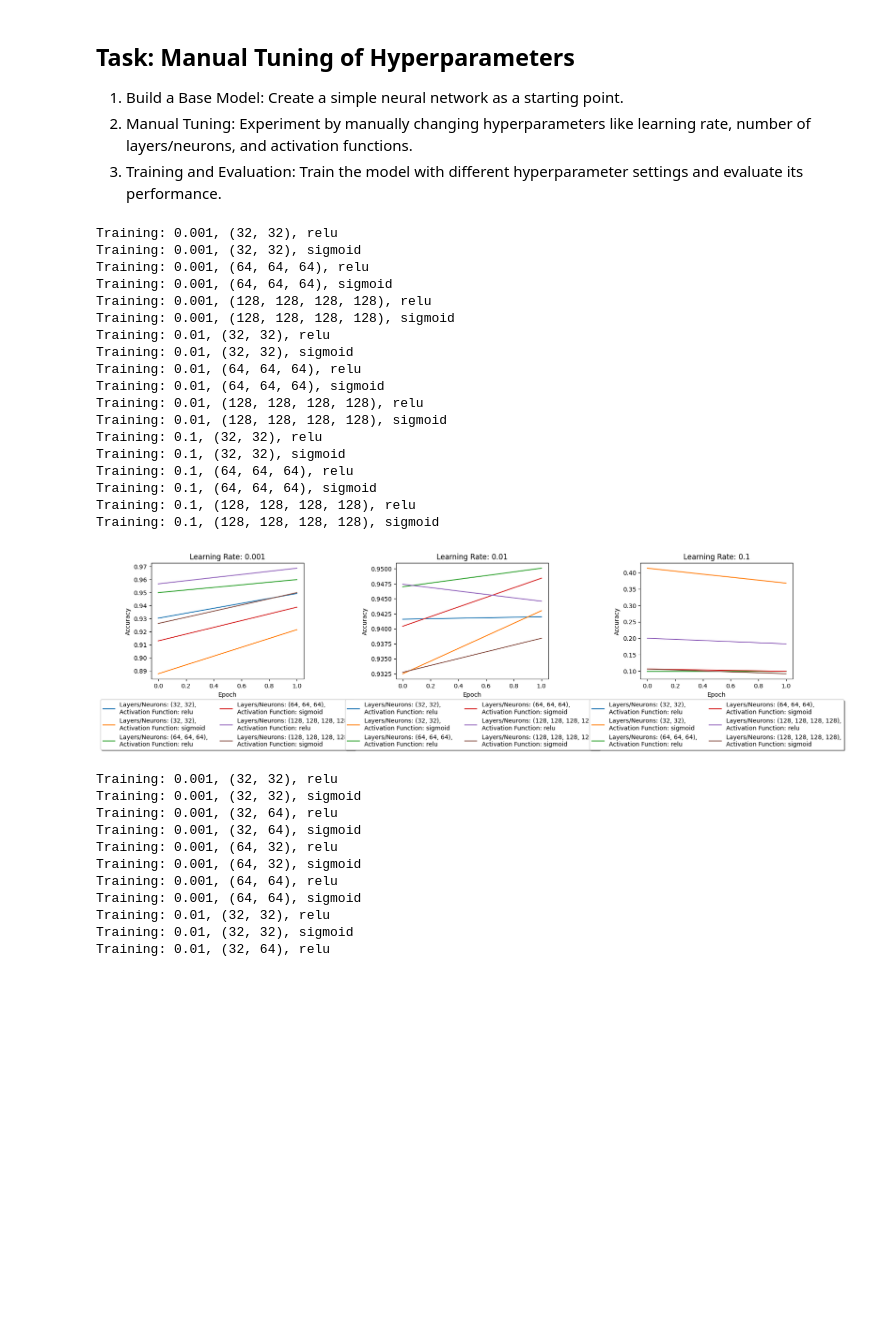
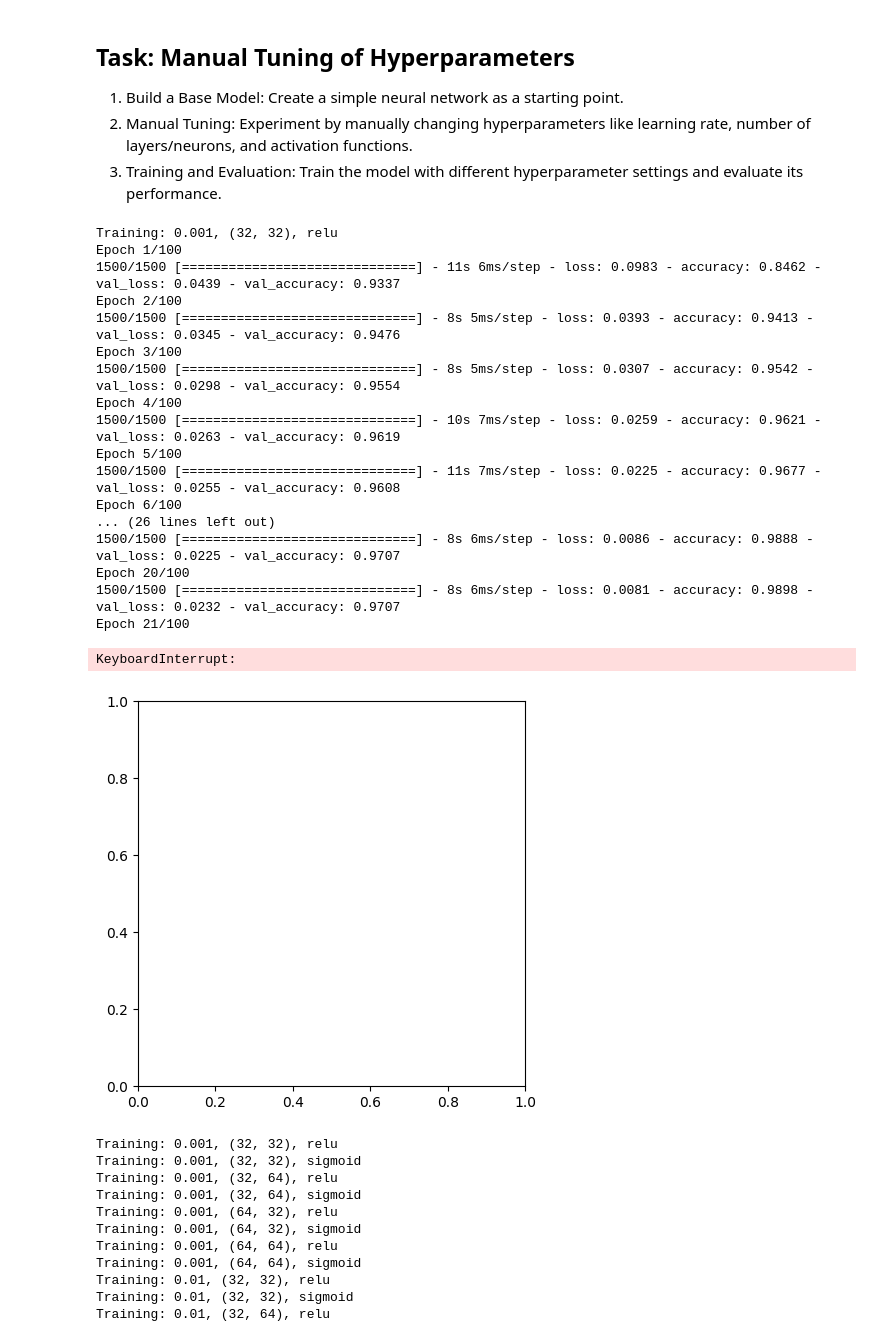
Before and after one commit to Kevy69/deep-machine-learning, a Jupyter notebook: 27 November - 1 December/Code/Hyperparameter_tuning.ipynb, the cells around one changed output. Cells and saved outputs as stored; diff of their text form; code cells hidden in the pictures; blank space fills up the shorter version.

```diff
--- a/27 November - 1 December/Code/Hyperparameter_tuning.ipynb
+++ b/27 November - 1 December/Code/Hyperparameter_tuning.ipynb
@@ -71,34 +71,32 @@ def build_model(learning_rate, layers_neurons, activation_function):
     return model
 # %%
+"""
+The code below goes over learning rate, layers, neurons per layer and activation function
+major shortcoming:
+1. Number of layers is currently rather hard to change, as there isn't a good way to create the
+list of tuples needed.
+2. Plots break down at anything higher than the current number of layer/neurons
+3. Doesn't quite search the entire space of hyperparamters.. in fact not even close.
+4. Doesn't plot loss
 
-# The code below goes over learn rate, layers, neurons and activation function
-# major shortcoming:
-# 1. Number of layers is currently static and rather hard to change, list comprehention wise.
-# 2. Plots break down at anything higher than the current number of layer/neurons
-# 3. Doesn't quite search the entire space of hyperparamters.. in fact not even close.
-# 4. Doesn't plot loss
+But that's fine. This is only meant to be an excersize in what a fucking pain in the ass it'd be to implement a manual
+algorithm for reliably and easily searching the entire permutation space for all hyperparameters.
+Oh btw, the code is utter garbage.
+"""
 
-# But that's fine. This is only meant to be an excersize in what a fucking pain in the ass it'd be to implement a manual
-# algorithm for reliably and easily searching the entire permutation space for all hyperparameters.
-# Oh btw, the code is utter garbage.
 
-def manual_search(learning_rates, layers_and_neurons, activation_functions):
+def manual_hyperparameter_search(learning_rates, layers_and_hidden_units, activation_functions):
     models = []
     plt.figure(figsize=(17, 5))
 
-    # Loop through different hyperparameters and train models
     for i, learning_rate in enumerate(learning_rates, 1):
         plt.subplot(1, len(learning_rates), i)
 
-        for layer_neuron in layers_and_neurons:
-
+        for layer_neuron in layers_and_hidden_units:
             for activation_function in activation_functions:
-
                 model = build_model(learning_rate, layer_neuron, activation_function)
-
                 print(f'Training: {learning_rate}, {layer_neuron}, {activation_function}')
-
-                history = model.fit(X_train, y_train, epochs=2, verbose=0, validation_split=0.2)
+                history = model.fit(X_train, y_train, epochs=100, verbose=1, validation_split=0.2)
 
                 models.append({
                     'model': model,
@@ -123,36 +121,34 @@ def manual_search(learning_rates, layers_and_neurons, activation_functions):
     return models[0]['model']
 # %%
 # Manually tuning, using the input parameters
-
 learning_rates = [0.001, 0.01, 0.1]
-layers_and_neurons = [
+layers_and_hidden_units = [
     (32, 32),
     (64, 64, 64),
     (128, 128, 128, 128)
 ]
 
 activation_functions = ['relu', 'sigmoid']
-
-manual_search_model = manual_search(learning_rates, layers_and_neurons, activation_functions)
+manual_hyperparameter_search(learning_rates, layers_and_hidden_units, activation_functions)
 # %% [output]
 Training: 0.001, (32, 32), relu
-Training: 0.001, (32, 32), sigmoid
-Training: 0.001, (64, 64, 64), relu
-Training: 0.001, (64, 64, 64), sigmoid
-Training: 0.001, (128, 128, 128, 128), relu
-Training: 0.001, (128, 128, 128, 128), sigmoid
-Training: 0.01, (32, 32), relu
-Training: 0.01, (32, 32), sigmoid
-Training: 0.01, (64, 64, 64), relu
-Training: 0.01, (64, 64, 64), sigmoid
-Training: 0.01, (128, 128, 128, 128), relu
-Training: 0.01, (128, 128, 128, 128), sigmoid
-Training: 0.1, (32, 32), relu
-Training: 0.1, (32, 32), sigmoid
-Training: 0.1, (64, 64, 64), relu
-Training: 0.1, (64, 64, 64), sigmoid
-Training: 0.1, (128, 128, 128, 128), relu
-Training: 0.1, (128, 128, 128, 128), sigmoid
+Epoch 1/100
+1500/1500 [==============================] - 11s 6ms/step - loss: 0.0983 - accuracy: 0.8462 - val_loss: 0.0439 - val_accuracy: 0.9337
+Epoch 2/100
+1500/1500 [==============================] - 8s 5ms/step - loss: 0.0393 - accuracy: 0.9413 - val_loss: 0.0345 - val_accuracy: 0.9476
+Epoch 3/100
+1500/1500 [==============================] - 8s 5ms/step - loss: 0.0307 - accuracy: 0.9542 - val_loss: 0.0298 - val_accuracy: 0.9554
+Epoch 4/100
+1500/1500 [==============================] - 10s 7ms/step - loss: 0.0259 - accuracy: 0.9621 - val_loss: 0.0263 - val_accuracy: 0.9619
+Epoch 5/100
+1500/1500 [==============================] - 11s 7ms/step - loss: 0.0225 - accuracy: 0.9677 - val_loss: 0.0255 - val_accuracy: 0.9608
+Epoch 6/100
+... (26 lines left out)
+1500/1500 [==============================] - 8s 6ms/step - loss: 0.0086 - accuracy: 0.9888 - val_loss: 0.0225 - val_accuracy: 0.9707
+Epoch 20/100
+1500/1500 [==============================] - 8s 6ms/step - loss: 0.0081 - accuracy: 0.9898 - val_loss: 0.0232 - val_accuracy: 0.9707
+Epoch 21/100
+KeyboardInterrupt:
-[figure, old version]
+[figure, new version]
 # %%
 # Example of attempting to do a wider search
```
Also changed, not shown: parts of 6 cells of this notebook.
